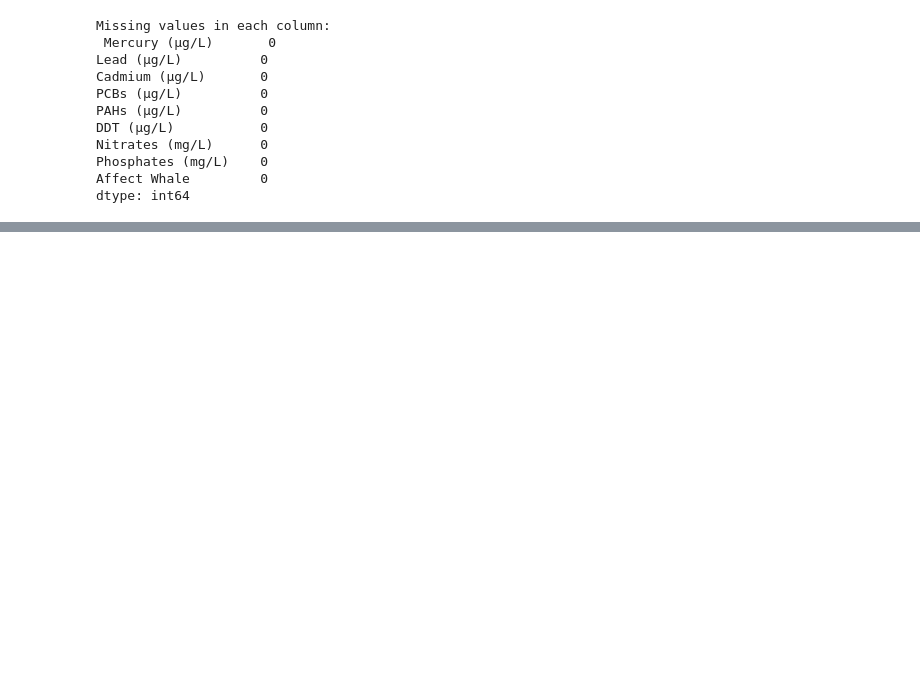
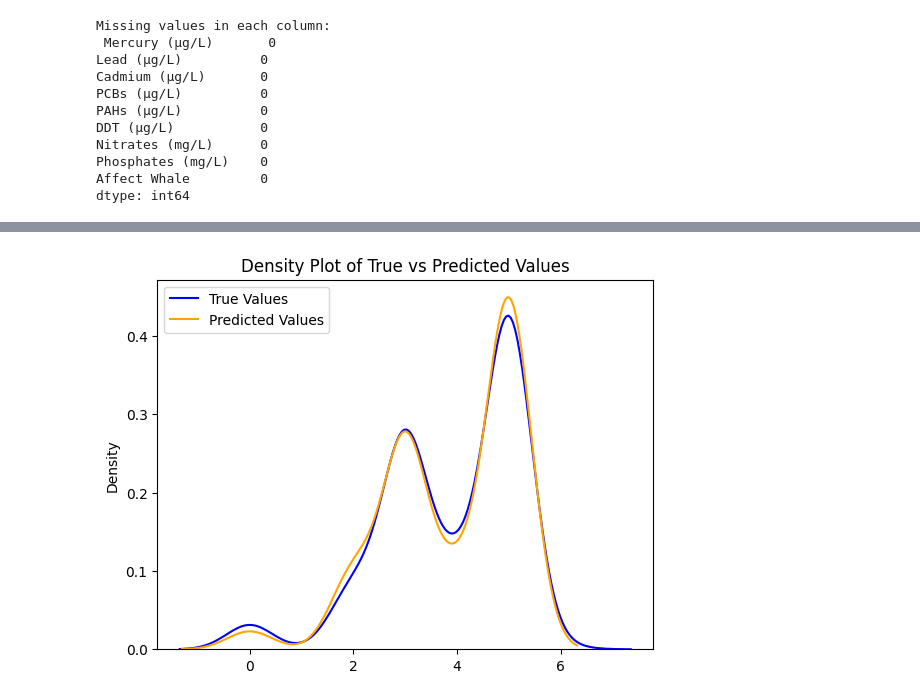
Before and after one commit to Sudhar2303/Endanger-specie-whale-health-prediction, a Jupyter notebook: whale_health_prediction.ipynb, the cells around one changed output, grey strips where cells are left out. Saved outputs shown, nothing was run; the diff lists cells and outputs as text; code cells hidden in the pictures; blank space fills up the shorter version.

```diff
--- a/whale_health_prediction.ipynb
+++ b/whale_health_prediction.ipynb
@@ -126,25 +132,0 @@ Neurological Disorders       1.00      0.98      0.99        95
-# %%
-true_labels = ['Cancer Risk', 'Healthy', 'Immune System Issues', 'Kidney Damage', 'Lung Disease', 'Neurological Disorders', 'Reproductive Issues']
-y_true = np.array([1, 0, 2, 3, 4, 5, 6])  # Actual labels (replace with actual data)
-y_pred = np.array([1, 0, 2, 3, 4, 5, 6])  # Predicted labels (replace with predicted data)
-
-# Calculate accuracy
-accuracy = accuracy_score(y_true, y_pred)
-
-# Plot the accuracy
-plt.figure(figsize=(8, 6))
-labels = ['Cancer Risk', 'Healthy', 'Immune System Issues', 'Kidney Damage', 'Lung Disease', 'Neurological Disorders', 'Reproductive Issues']
-
-# Plot true vs predicted bar chart
-plt.bar(labels, y_true, width=0.4, label='True Values', align='center')
-plt.bar(labels, y_pred, width=0.4, label='Predicted Values', align='edge')
-
-plt.xlabel('Disease Categories')
-plt.ylabel('Labels')
-plt.title(f'Comparison of True vs Predicted Labels')
-plt.xticks(rotation=45)
-plt.legend()
-plt.tight_layout()
-
-# Display the plot
-plt.show()
@@ -254,0 +133,8 @@ Affect Whale         0
+# %%
+sns.kdeplot(y_test, label="True Values", color='blue')
+sns.kdeplot(y_pred, label="Predicted Values", color='orange')
+plt.title("Density Plot of True vs Predicted Values")
+plt.legend()
+plt.show()
+# %% [output]
+[figure, added]
```
Also changed, not shown: parts of 10 cells of this notebook.
